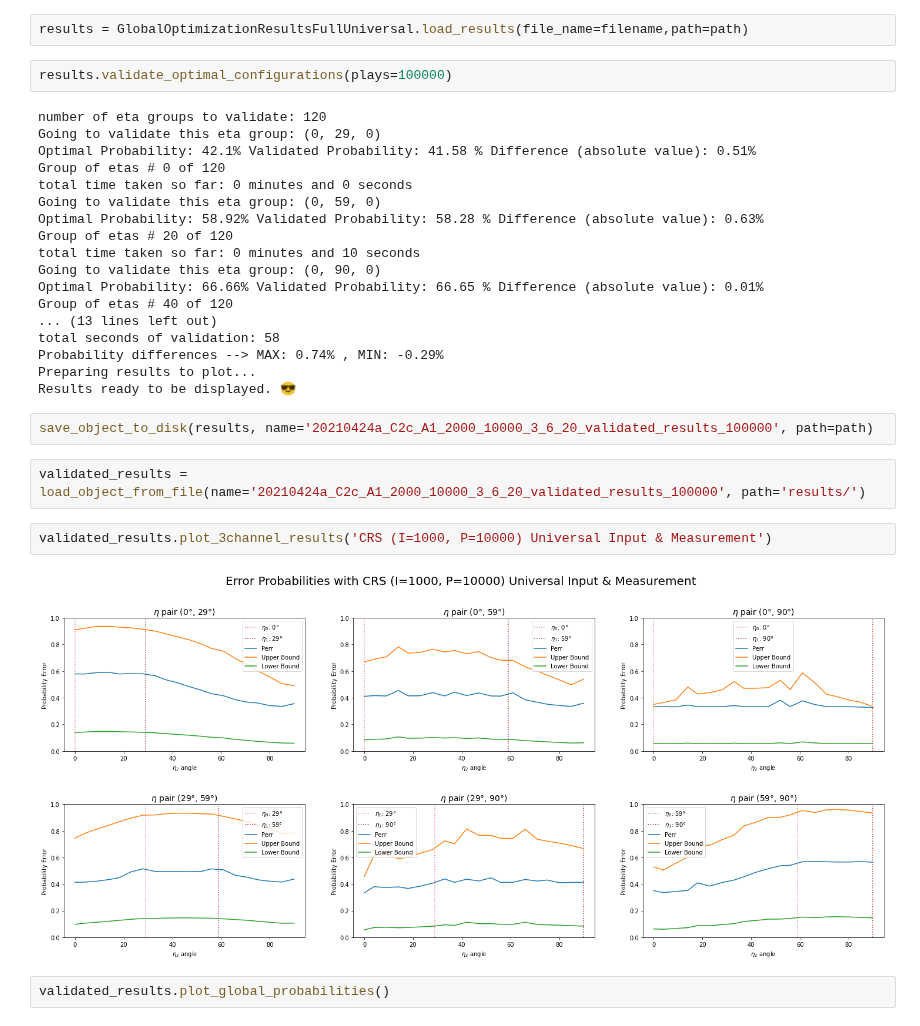
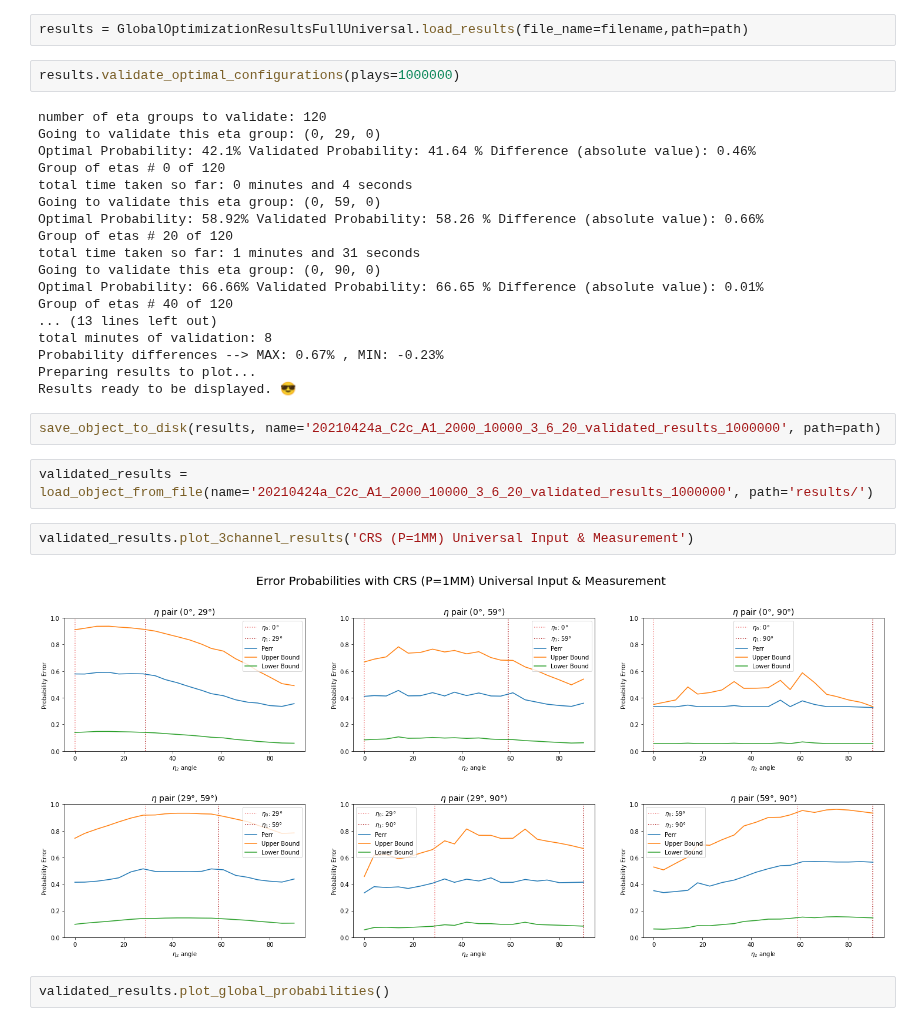
Before and after one commit to iamtxena/quantum-channel-discrimination, a Jupyter notebook: src/3-etas-results-analysis-validation.ipynb, the cells around one changed output. Drawn from its saved outputs; the diff is of its cells as text.

Commit message:
validated results for 1MM plays

```diff
--- a/src/3-etas-results-analysis-validation.ipynb
+++ b/src/3-etas-results-analysis-validation.ipynb
@@ -24,33 +24,33 @@ path = 'results/'
 # %%
 results = GlobalOptimizationResultsFullUniversal.load_results(file_name=filename,path=path)
 # %%
-results.validate_optimal_configurations(plays=100000)
+results.validate_optimal_configurations(plays=1000000)
 # %% [output]
 number of eta groups to validate: 120
 Going to validate this eta group: (0, 29, 0)
-Optimal Probability: 42.1% Validated Probability: 41.58 % Difference (absolute value): 0.51%
+Optimal Probability: 42.1% Validated Probability: 41.64 % Difference (absolute value): 0.46%
 Group of etas # 0 of 120
-total time taken so far: 0 minutes and 0 seconds
+total time taken so far: 0 minutes and 4 seconds
 Going to validate this eta group: (0, 59, 0)
-Optimal Probability: 58.92% Validated Probability: 58.28 % Difference (absolute value): 0.63%
+Optimal Probability: 58.92% Validated Probability: 58.26 % Difference (absolute value): 0.66%
 Group of etas # 20 of 120
-total time taken so far: 0 minutes and 10 seconds
+total time taken so far: 1 minutes and 31 seconds
 Going to validate this eta group: (0, 90, 0)
 Optimal Probability: 66.66% Validated Probability: 66.65 % Difference (absolute value): 0.01%
 Group of etas # 40 of 120
 ... (13 lines left out)
-total seconds of validation: 58
-Probability differences --> MAX: 0.74% , MIN: -0.29%
+total minutes of validation: 8
+Probability differences --> MAX: 0.67% , MIN: -0.23%
 Preparing results to plot...
 Results ready to be displayed. 😎
 # %%
-save_object_to_disk(results, name='20210424a_C2c_A1_2000_10000_3_6_20_validated_results_100000', path=path)
+save_object_to_disk(results, name='20210424a_C2c_A1_2000_10000_3_6_20_validated_results_1000000', path=path)
 # %%
-validated_results = load_object_from_file(name='20210424a_C2c_A1_2000_10000_3_6_20_validated_results_100000', path='results/')
+validated_results = load_object_from_file(name='20210424a_C2c_A1_2000_10000_3_6_20_validated_results_1000000', path='results/')
 # %%
-validated_results.plot_3channel_results('CRS (I=1000, P=10000) Universal Input & Measurement')
+validated_results.plot_3channel_results('CRS (P=1MM) Universal Input & Measurement')
 # %% [output]
-[figure, old version]
+[figure, new version]
 # %%
 validated_results.plot_global_probabilities()
 # %% [output]
```
Also changed, not shown: parts of 15 cells of this notebook, 1 other file.
